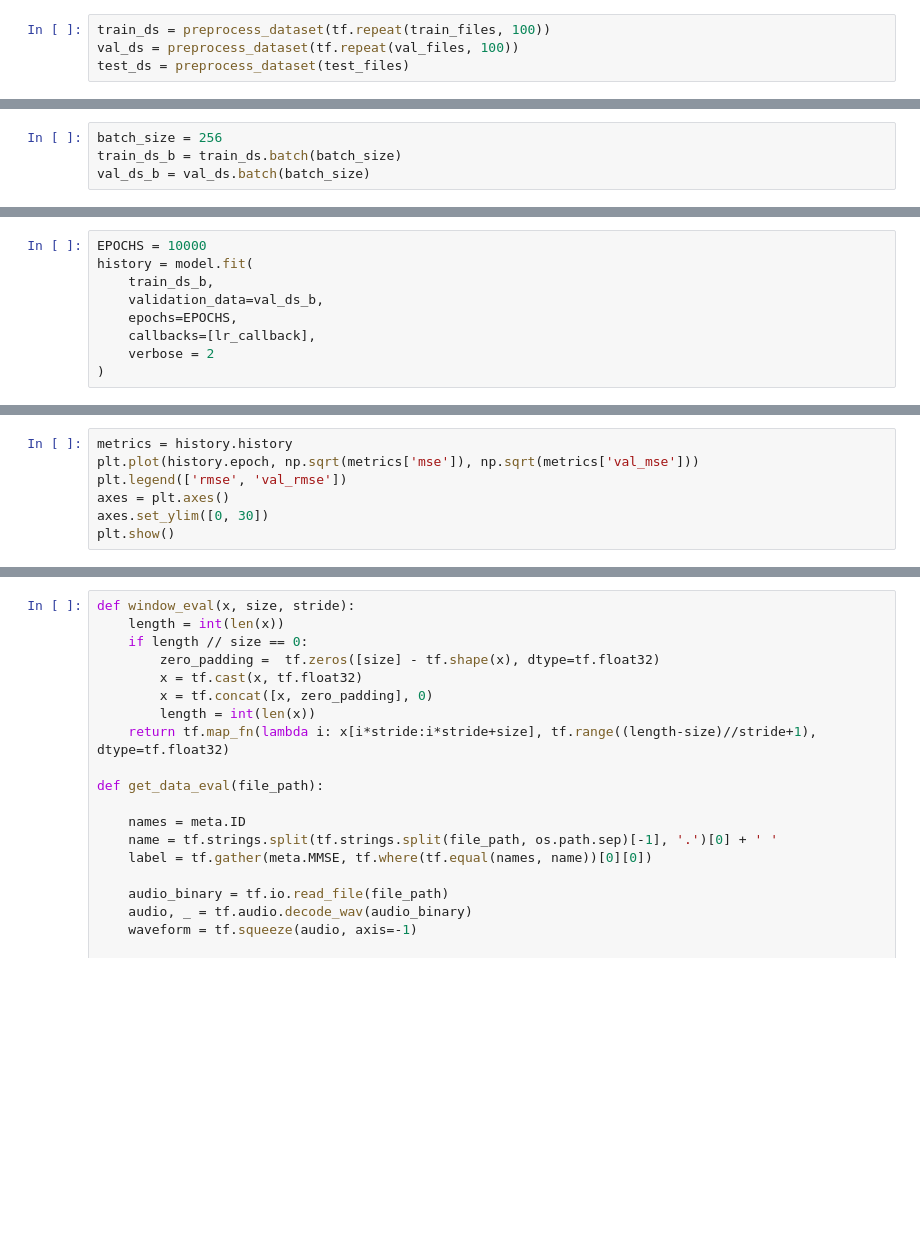
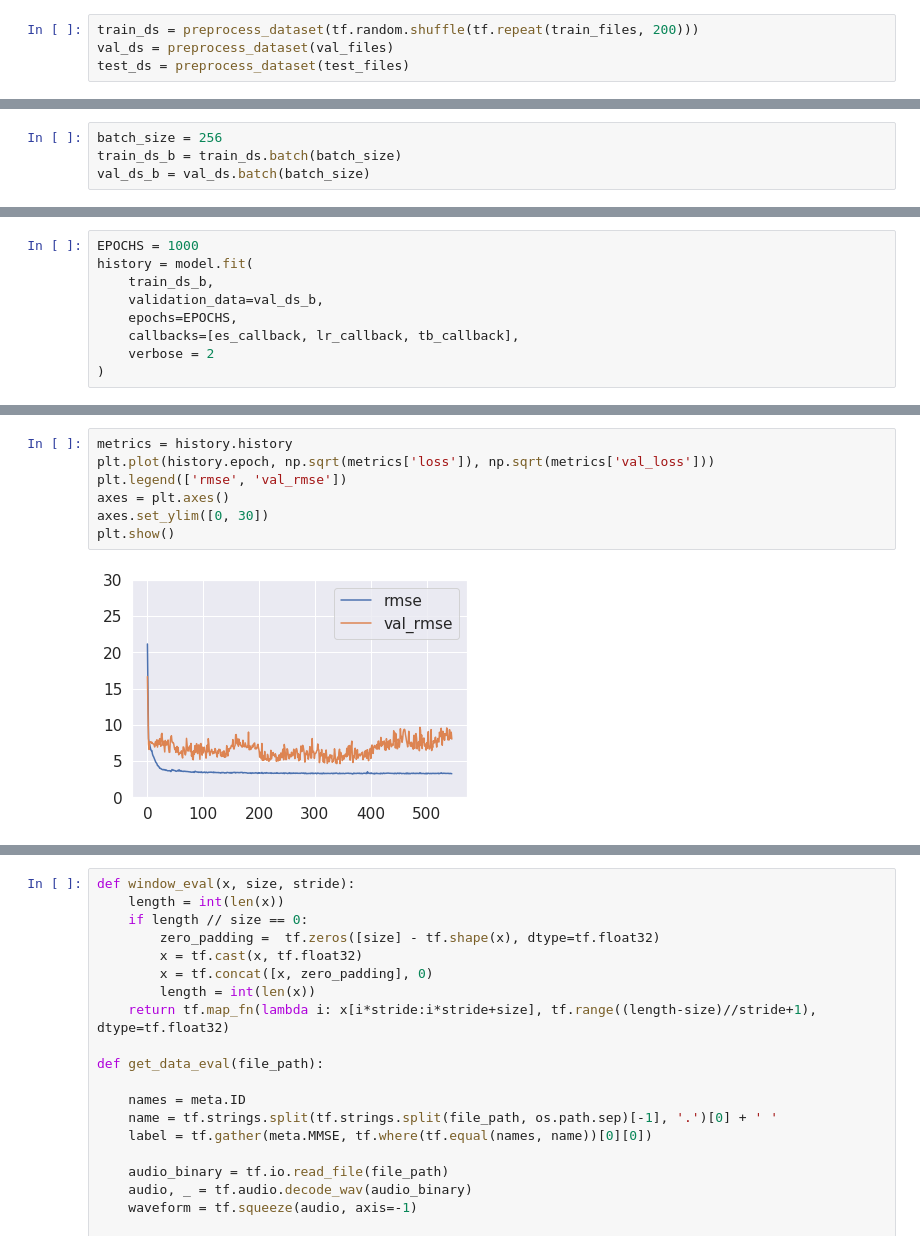
Before and after one commit to W210-SP21-Capstone-Dementia/model, a Jupyter notebook: 4-RollingWindow+LSTM+WN.ipynb, the cells around one changed output, grey strips where cells are left out. Drawn from its saved outputs; the diff is of its cells as text; blank space fills up the shorter version.

```diff
--- a/4-RollingWindow+LSTM+WN.ipynb
+++ b/4-RollingWindow+LSTM+WN.ipynb
@@ -97,8 +97,8 @@ def preprocess_dataset(files):
 size_sec = 30
 stride_sec = 1
 # %%
-train_ds = preprocess_dataset(tf.repeat(train_files, 100))
-val_ds = preprocess_dataset(tf.repeat(val_files, 100))
+train_ds = preprocess_dataset(tf.random.shuffle(tf.repeat(train_files, 200)))
+val_ds = preprocess_dataset(val_files)
 test_ds = preprocess_dataset(test_files)
 # %% [output]
 WARNING:tensorflow:From /usr/local/lib/python3.6/dist-packages/tensorflow/python/util/deprecation.py:605: calling map_fn_v2 (from tensorflow.python.ops.map_fn) with dtype is deprecated and will be rem ...
@@ -184,10 +184,10 @@ plt.plot(tf.range(1000), [scheduler(t) for t in range(1000)])
 # %%
-EPOCHS = 10000
+EPOCHS = 1000
 history = model.fit(
     train_ds_b,
     validation_data=val_ds_b,
     epochs=EPOCHS,
-    callbacks=[lr_callback],
+    callbacks=[es_callback, lr_callback, tb_callback],
     verbose = 2
 )
 # %% [output]
@@ -211,7 +211,9 @@ Epoch 600/10000
 # %%
 metrics = history.history
-plt.plot(history.epoch, np.sqrt(metrics['mse']), np.sqrt(metrics['val_mse']))
+plt.plot(history.epoch, np.sqrt(metrics['loss']), np.sqrt(metrics['val_loss']))
 plt.legend(['rmse', 'val_rmse'])
 axes = plt.axes()
 axes.set_ylim([0, 30])
 plt.show()
+# %% [output]
+[figure, added]
```
Also changed, not shown: parts of 33 cells of this notebook, 7 other files.
